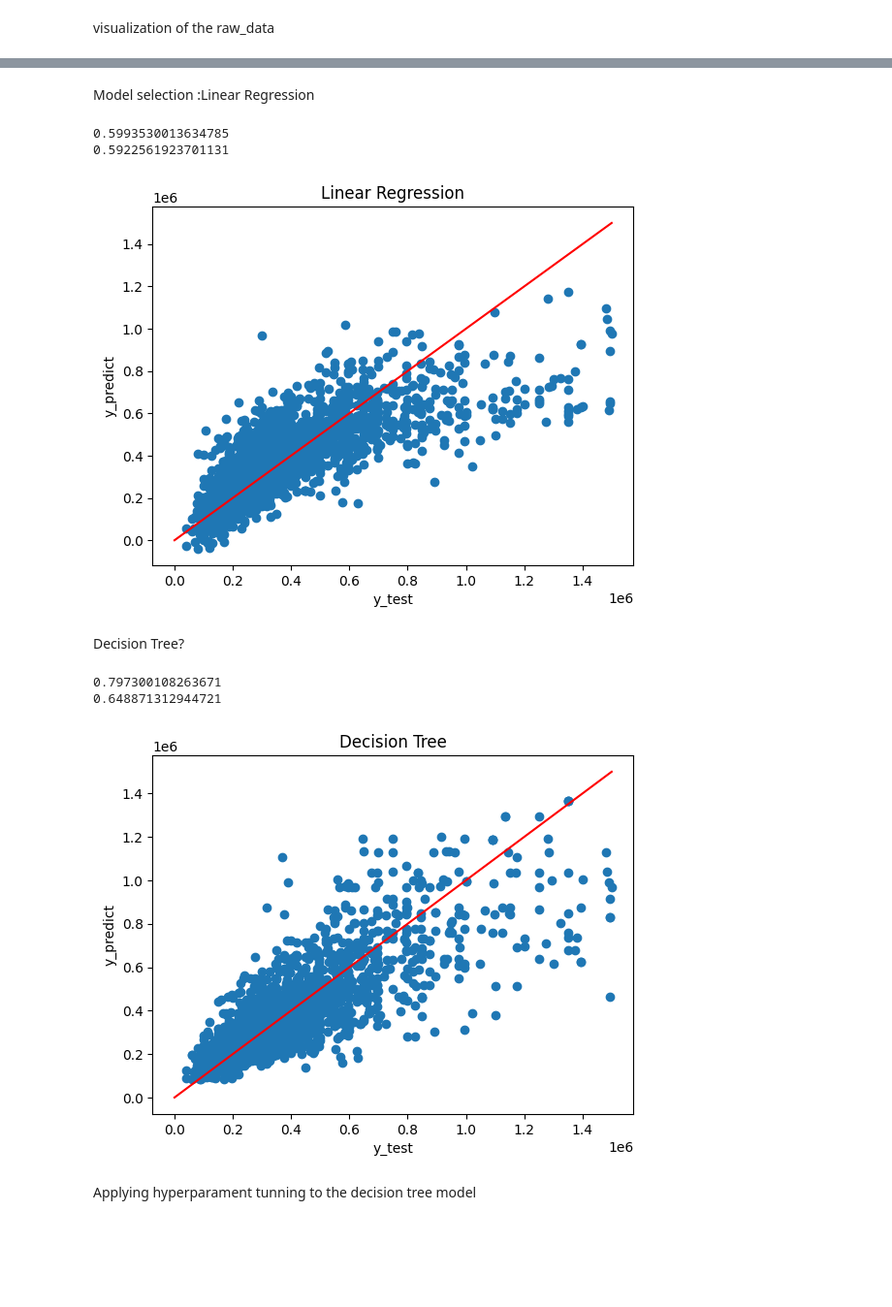
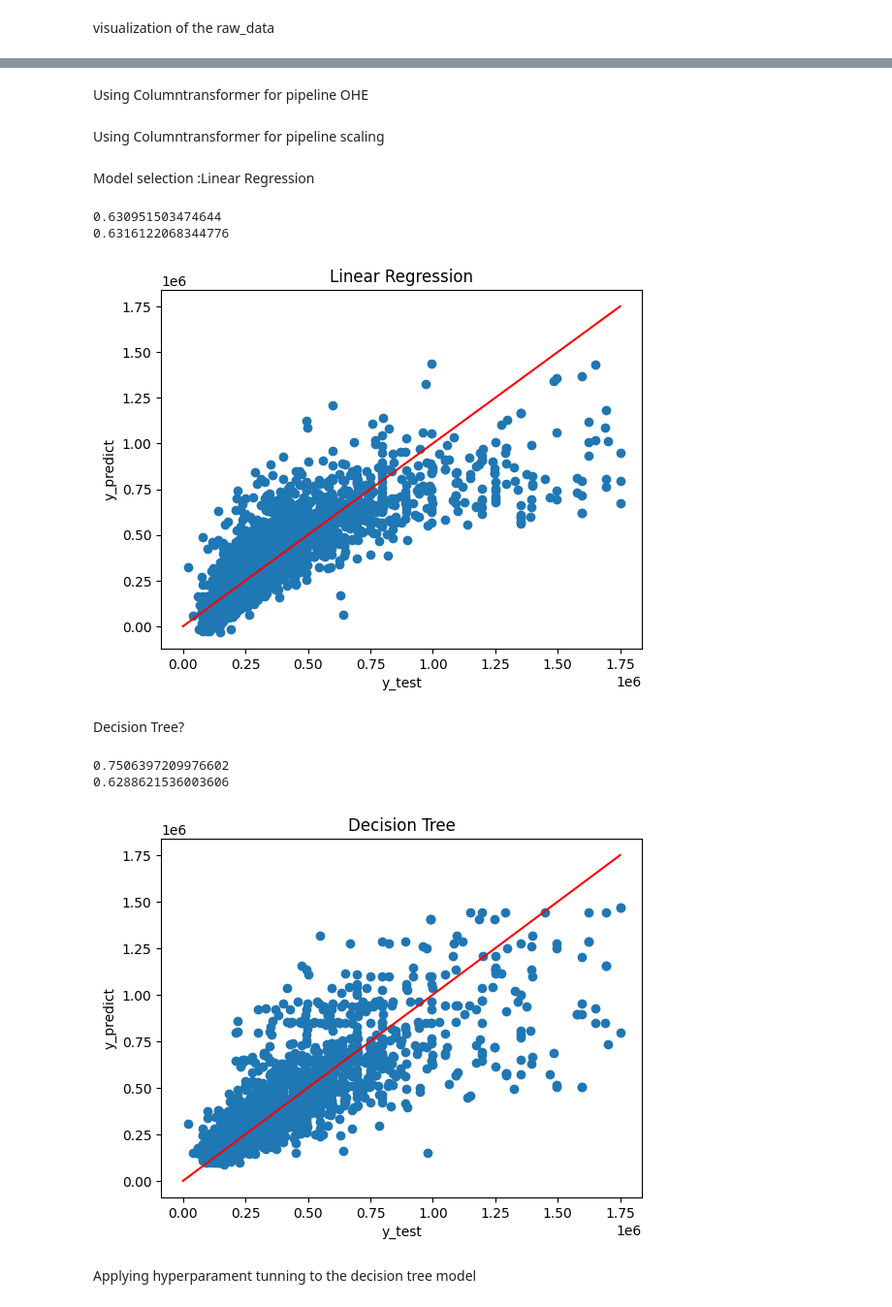
Before and after one commit to Spike815/Real_Estate_Analysis, a Jupyter notebook: model-building/regression-model.ipynb, the cells around one changed output, grey strips where cells are left out. Shown: that part at 97% size. Cells and saved outputs as stored; diff of their text form; code cells hidden in the pictures; blank space fills up the shorter version.

```diff
--- a/model-building/regression-model.ipynb
+++ b/model-building/regression-model.ipynb
@@ -113,14 +129,15 @@ columns_to_normalize = ["latitude","longitude","living area","livable area",
 # %%
 # price would be the target
 columns_to_drop = ["id","locality","street","price","type of sale"
-                   ,"Density","Area(per province)",
-                   "Population( per province)","price per sqr","open fire","postalCode","Gemeente"]
-#Now normalize the data
+                   ,"Density","Area(km2)",
+                   "Population","price per sqr","open fire","postalCode","Gemeente",
+                   "livable area","latitude","longitude"]
+#Now normalize the data)
 y = df.loc[:,"price"].to_numpy().reshape(-1,1)
 # scale the data
-df[columns_to_normalize]=preprocessing.minmax_scale(df[columns_to_normalize])
 X=df.drop(columns=columns_to_drop,axis=1)
 X = X.to_numpy()
+
 
 # X=preprocessing.normalize(X_raw)
 # print(X.shape,y.shape)
@@ -143,12 +174,23 @@ df.drop(columns=columns_to_drop,axis=1).head()
+# %% [markdown]
+Using Columntransformer for pipeline OHE
+# %%
+trans_1 = ColumnTransformer([('ohe_trans',OneHotEncoder(sparse_output=False, handle_unknown='ignore'), [0,1,13,14,15,16])], remainder='passthrough' )
+# %% [markdown]
+Using Columntransformer for pipeline scaling
+# %%
+trans_2 = ColumnTransformer([('scale', MinMaxScaler(),slice(0,len(X)+1))], remainder='passthrough')
 # %% [markdown]
 Model selection :Linear Regression
 # %%
 reg = LinearRegression()
-reg.fit(X_train, y_train)
+pipe = Pipeline([('trans_1',trans_1),
+                 ("trans_2",trans_2),
+                 ('trans_3',reg)])
 
-y_pred = reg.predict(X_test)
-print(reg.score(X_train,y_train))
-print(reg.score(X_test,y_test))
+pipe.fit(X_train, y_train)
+print(pipe.score(X_train,y_train))
+print(pipe.score(X_test,y_test))
+y_pred = pipe.predict(X_test)
 
 #show result
 a = np.array([0,max(y_test)[0]])
@@ -159,34 +201,37 @@ plt.ylabel("y_predict")
 plt.title("Linear Regression")
 plt.show()
 # %% [output]
-0.5993530013634785
-0.5922561923701131
+0.630951503474644
+0.6316122068344776
-[figure, old version]
+[figure, new version]
 # %% [markdown]
 Decision Tree?
 # %%
 from sklearn.tree import DecisionTreeRegressor
 
 #depth, minimum samples, and minimum sample split.
 #These values can be tuned to ensure that we are able to achieve early stopping.
 clf = DecisionTreeRegressor(min_samples_leaf=10,max_features=0.9)
-clf.fit(X_train,y_train)
-y_pred=clf.predict(X_test)
-print(clf.score(X_train,y_train))
-print(clf.score(X_test,y_test))
+pipe = Pipeline([('trans_1',trans_1),
+                 ("trans_2",trans_2),
+                 ('trans_3',clf)])
 
+pipe.fit(X_train, y_train)
+print(pipe.score(X_train,y_train))
+print(pipe.score(X_test,y_test))
+y_pred = pipe.predict(X_test)
 #show result
 a = np.array([0,max(y_test)[0]])
 plt.scatter(y_test,y_pred)
 plt.plot(a,a,color="red")
 plt.xlabel("y_test")
 plt.ylabel("y_predict")
 plt.title("Decision Tree")
 plt.show()
 # %% [output]
-0.797300108263671
-0.648871312944721
+0.7506397209976602
+0.6288621536003606
-[figure, old version]
+[figure, new version]
 # %% [markdown]
 Applying hyperparament tunning to the decision tree model
 # %%
```
Also changed, not shown: parts of 16 cells of this notebook, 7 other files.
